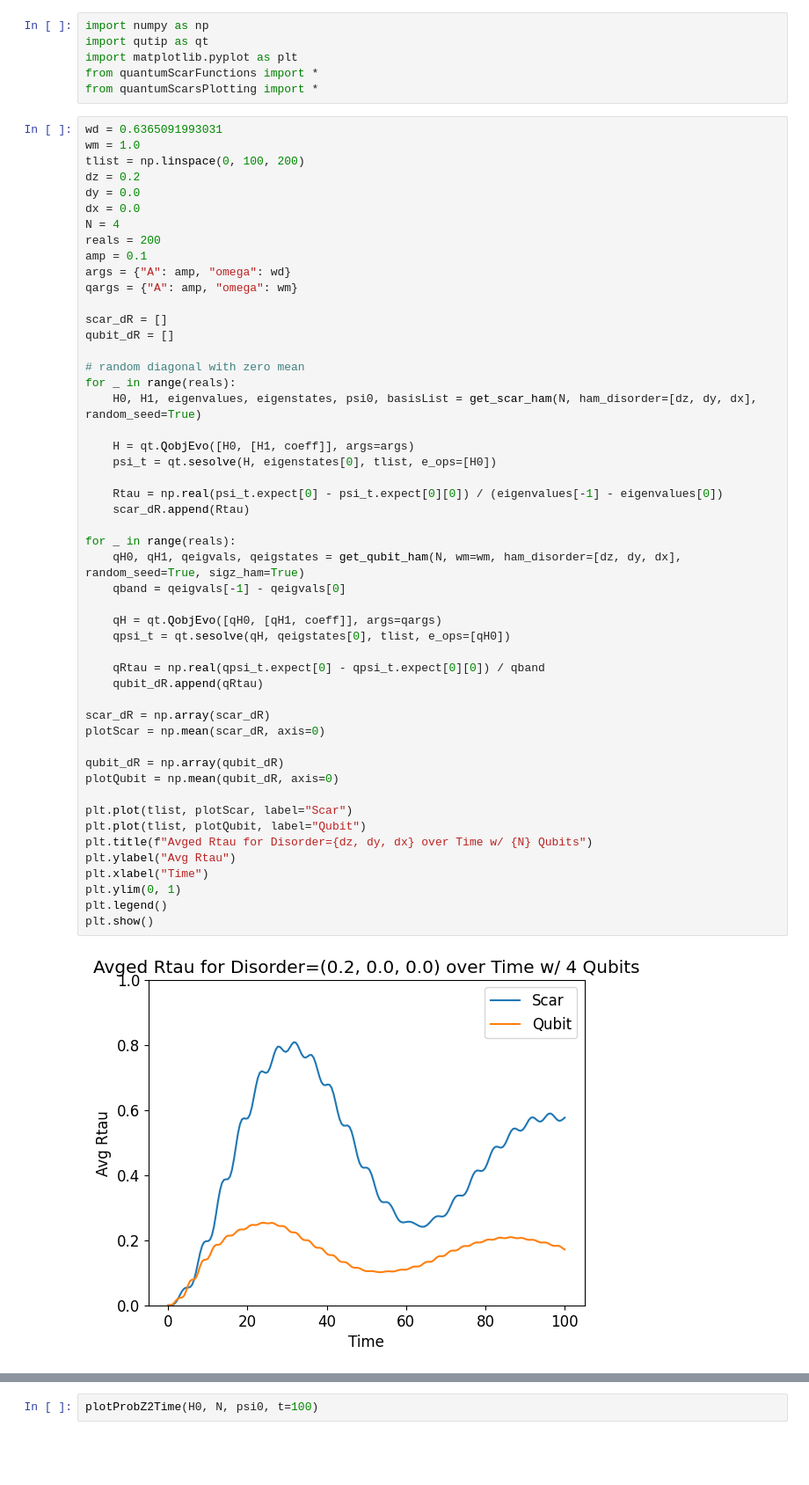
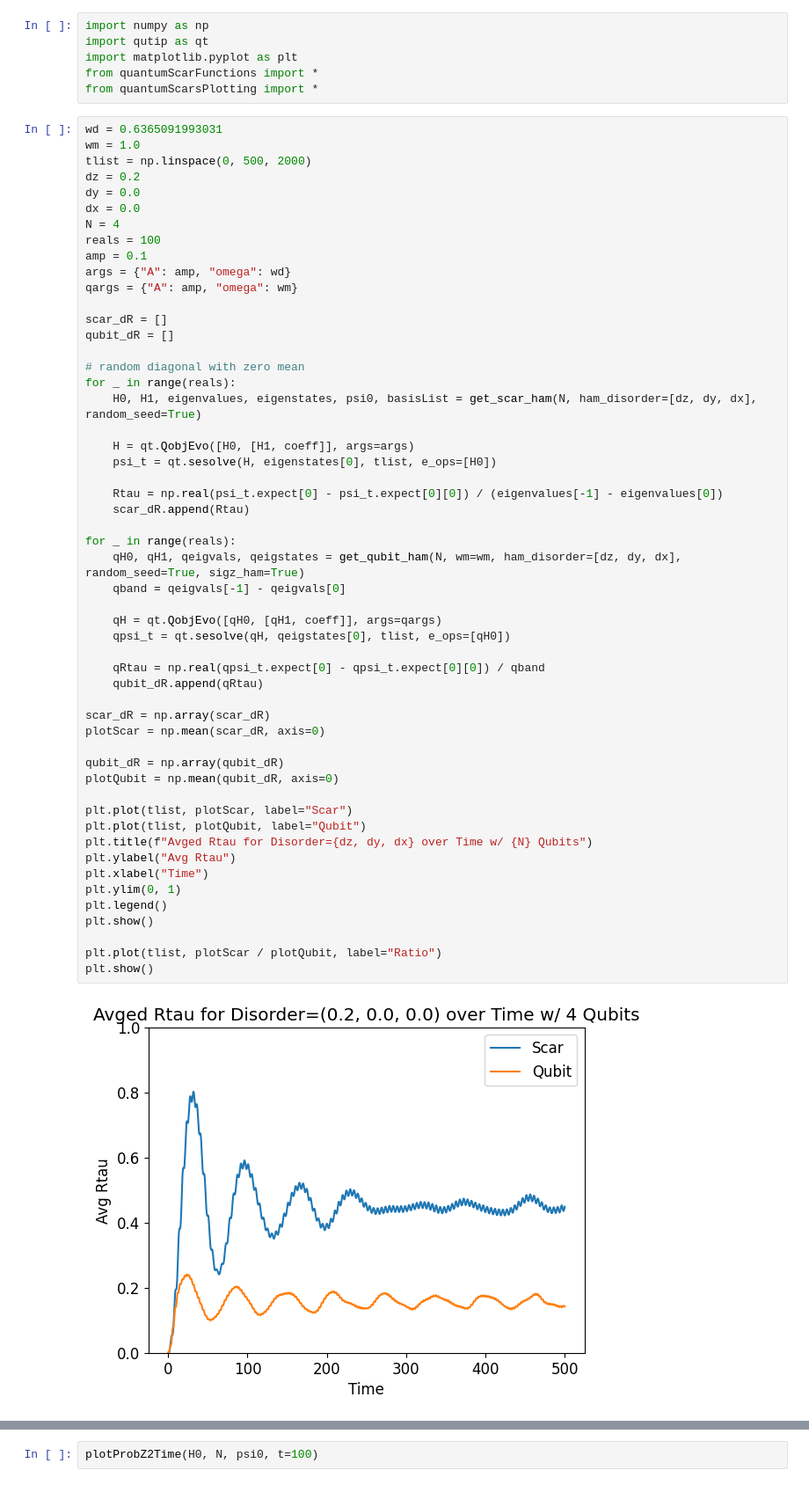
Before and after one commit to Idden/Quantum-Internship, a Jupyter notebook: Quantum_Batteries_Scars/disorder_tests/simple_disorder.ipynb, the cells around one changed output, grey strips where cells are left out. Shown at 88% size. Drawn from its saved outputs; the diff is of its cells as text; blank space fills up the shorter version.

Commit message:
obtaining graphs

```diff
--- a/Quantum_Batteries_Scars/disorder_tests/simple_disorder.ipynb
+++ b/Quantum_Batteries_Scars/disorder_tests/simple_disorder.ipynb
@@ -7,12 +7,12 @@ from quantumScarsPlotting import *
 # %%
 wd = 0.6365091993031
 wm = 1.0
-tlist = np.linspace(0, 100, 200)
+tlist = np.linspace(0, 500, 2000)
 dz = 0.2
 dy = 0.0
 dx = 0.0
 N = 4
-reals = 200
+reals = 100
 amp = 0.1
 args = {"A": amp, "omega": wd}
 qargs = {"A": amp, "omega": wm}
@@ -28,31 +28,34 @@ for _ in range(reals):
     psi_t = qt.sesolve(H, eigenstates[0], tlist, e_ops=[H0])
 
     Rtau = np.real(psi_t.expect[0] - psi_t.expect[0][0]) / (eigenvalues[-1] - eigenvalues[0])
     scar_dR.append(Rtau)
 
 for _ in range(reals):
     qH0, qH1, qeigvals, qeigstates = get_qubit_ham(N, wm=wm, ham_disorder=[dz, dy, dx], random_seed=True, sigz_ham=True)
     qband = qeigvals[-1] - qeigvals[0]
 
     qH = qt.QobjEvo([qH0, [qH1, coeff]], args=qargs)
     qpsi_t = qt.sesolve(qH, qeigstates[0], tlist, e_ops=[qH0])
 
     qRtau = np.real(qpsi_t.expect[0] - qpsi_t.expect[0][0]) / qband
     qubit_dR.append(qRtau)
 
 scar_dR = np.array(scar_dR)
 plotScar = np.mean(scar_dR, axis=0)
 
 qubit_dR = np.array(qubit_dR)
 plotQubit = np.mean(qubit_dR, axis=0)
 
 plt.plot(tlist, plotScar, label="Scar")
 plt.plot(tlist, plotQubit, label="Qubit")
 plt.title(f"Avged Rtau for Disorder={dz, dy, dx} over Time w/ {N} Qubits")
 plt.ylabel("Avg Rtau")
 plt.xlabel("Time")
 plt.ylim(0, 1)
 plt.legend()
 plt.show()
+
+plt.plot(tlist, plotScar / plotQubit, label="Ratio")
+plt.show()
 # %% [output]
-[figure, old version]
+[figure, new version]
```
Also changed, not shown: parts of 1 cell of this notebook, 2 other files.
